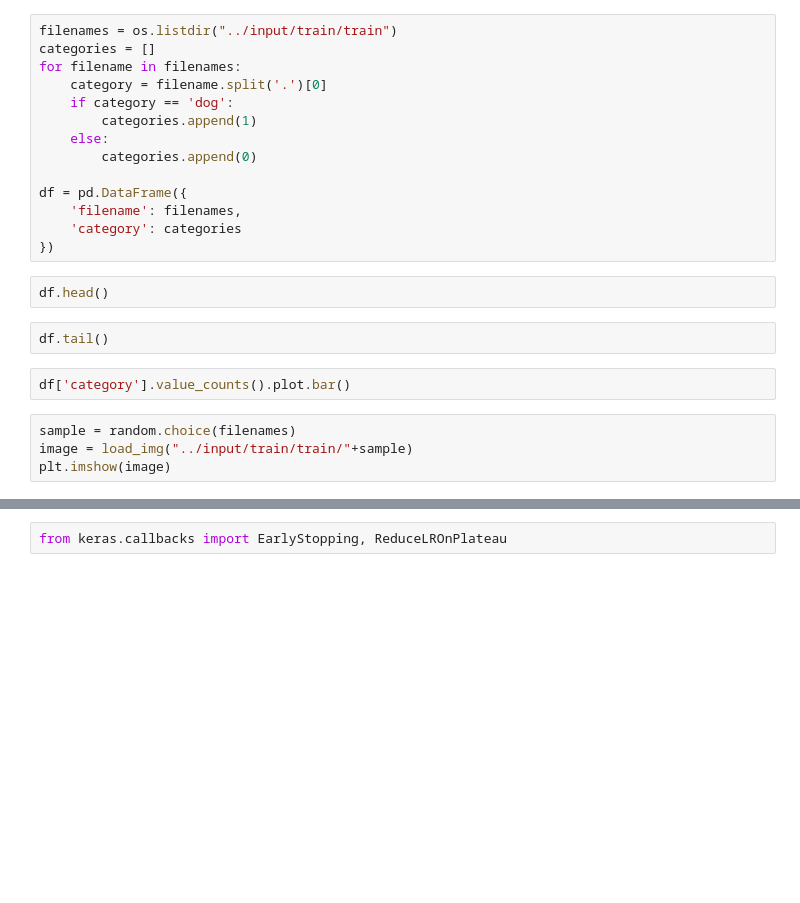
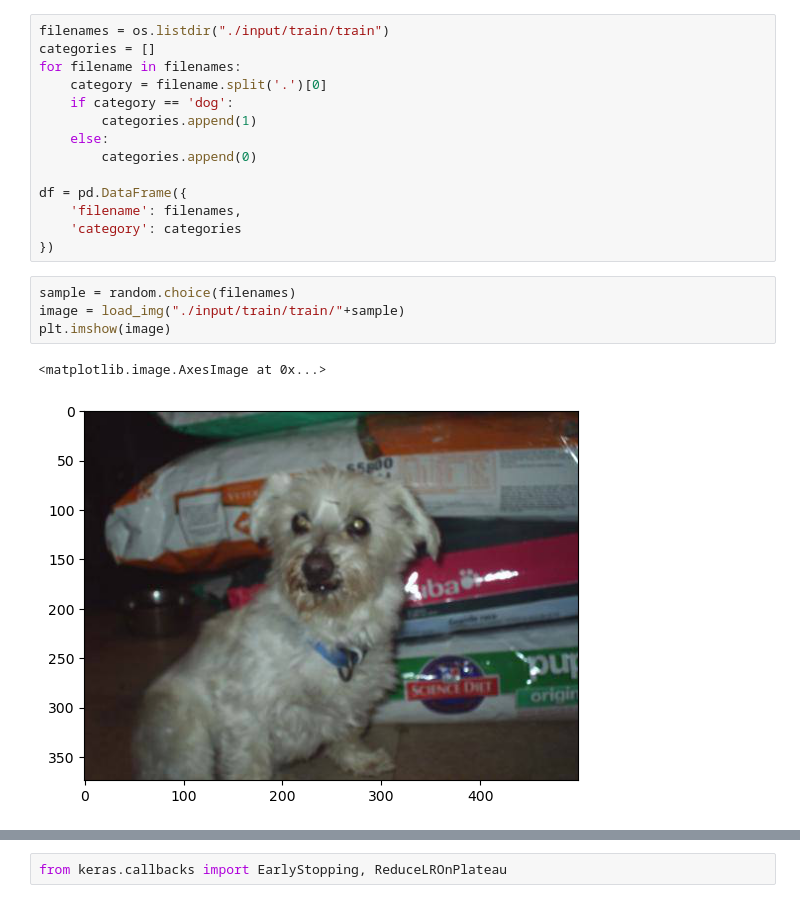
Before and after one commit to YoungJeansKR/XAI606, a Jupyter notebook: baseline.ipynb, the cells around one changed output, grey strips where cells are left out. Cells and saved outputs as stored; diff of their text form; blank space fills up the shorter version.

Commit message:
train

```diff
--- a/baseline.ipynb
+++ b/baseline.ipynb
@@ -21,5 +20,5 @@ Error:
 # %%
-filenames = os.listdir("../input/train/train")
+filenames = os.listdir("./input/train/train")
 categories = []
 for filename in filenames:
     category = filename.split('.')[0]
@@ -32,16 +31,13 @@ df = pd.DataFrame({
     'filename': filenames,
     'category': categories
 })
-# %%
-df.head()
-# %%
-df.tail()
-# %%
-df['category'].value_counts().plot.bar()
 # %%
 sample = random.choice(filenames)
-image = load_img("../input/train/train/"+sample)
+image = load_img("./input/train/train/"+sample)
 plt.imshow(image)
+# %% [output]
+<matplotlib.image.AxesImage at 0x...>
+[figure, added]
 # %%
 from keras.models import Sequential
 from keras.layers import Conv2D, MaxPooling2D, Dropout, Flatten, Dense, Activation, BatchNormalization
```
Also changed, not shown: parts of 13 cells of this notebook, 1 other file.
